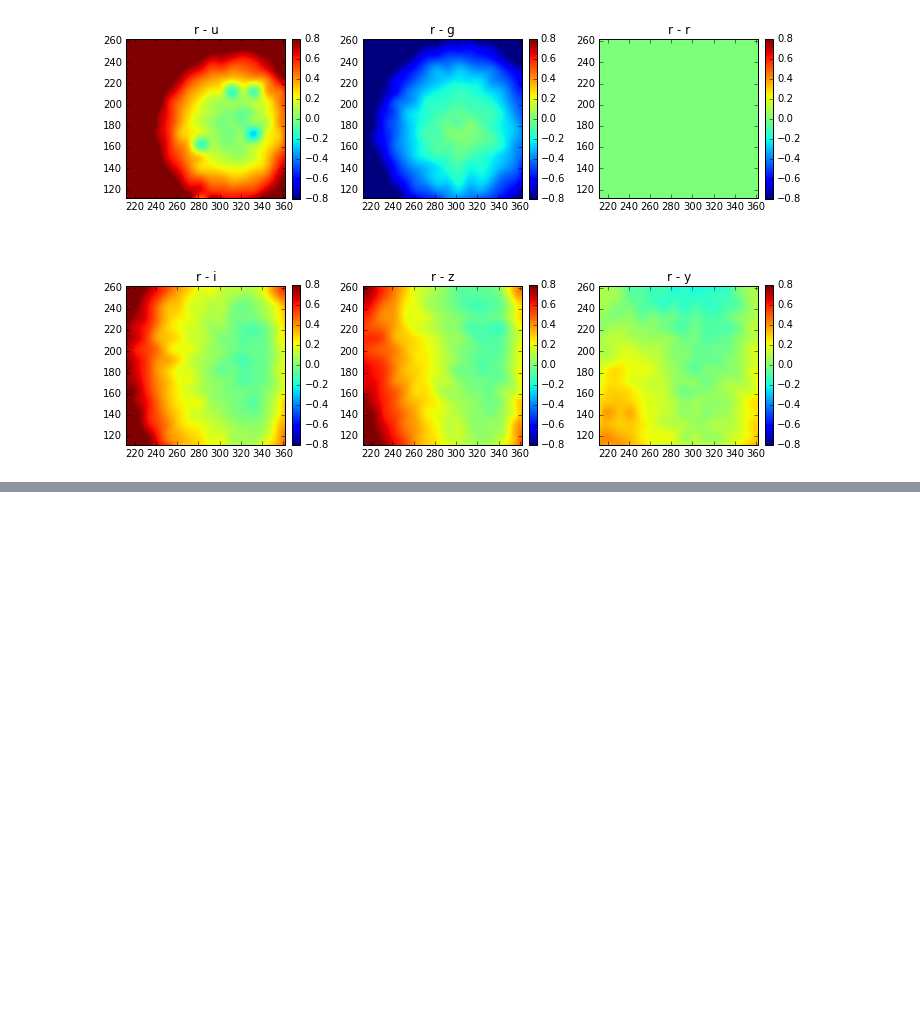
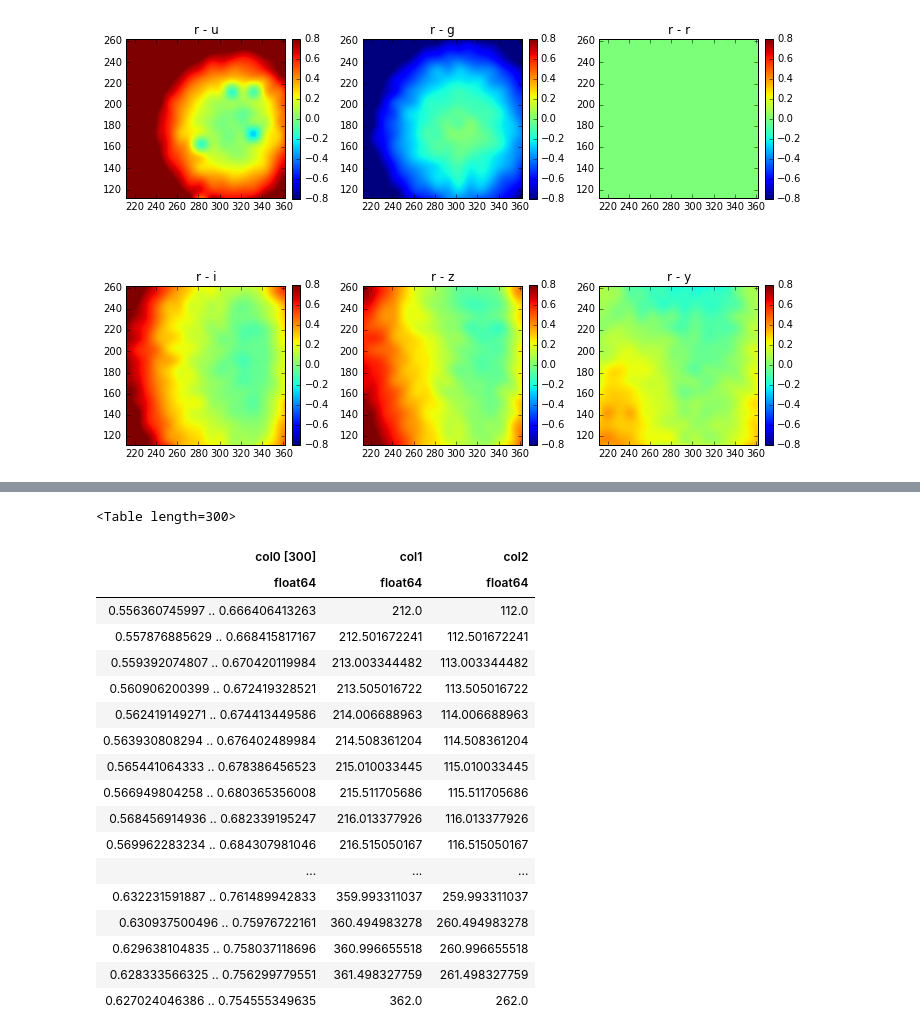
Before and after one commit to lsst-camera-dh/ccob-wb, a Jupyter notebook: notebooks/beam_recons_from_pix.ipynb, the cells around one changed output, grey strips where cells are left out. Cells and saved outputs as stored; diff of their text form; code cells hidden in the pictures; blank space fills up the shorter version.

```diff
--- a/notebooks/beam_recons_from_pix.ipynb
+++ b/notebooks/beam_recons_from_pix.ipynb
@@ -272,0 +282,27 @@ array([[ 0.56522165,  0.56682256,  0.56842274, ...,  0.67728884,
+# %%
+from astropy.table import Table
+my_table=Table([my_beam.beam_image['beam'],
+               my_beam.beam_image['xarr'],
+               my_beam.beam_image['yarr']])
+# %%
+my_table
+# %% [output]
+<Table length=300>
+| col0 [300] | col1 | col2 |
+| float64 | float64 | float64 |
+| 0.556360745997 .. 0.666406413263 | 212.0 | 112.0 |
+| 0.557876885629 .. 0.668415817167 | 212.501672241 | 112.501672241 |
+| 0.559392074807 .. 0.670420119984 | 213.003344482 | 113.003344482 |
+| 0.560906200399 .. 0.672419328521 | 213.505016722 | 113.505016722 |
+| 0.562419149271 .. 0.674413449586 | 214.006688963 | 114.006688963 |
+| 0.563930808294 .. 0.676402489984 | 214.508361204 | 114.508361204 |
+| 0.565441064333 .. 0.678386456523 | 215.010033445 | 115.010033445 |
+| 0.566949804258 .. 0.680365356008 | 215.511705686 | 115.511705686 |
+| 0.568456914936 .. 0.682339195247 | 216.013377926 | 116.013377926 |
+| 0.569962283234 .. 0.684307981046 | 216.515050167 | 116.515050167 |
+| ... | ... | ... |
+| 0.632231591887 .. 0.761489942833 | 359.993311037 | 259.993311037 |
+| 0.630937500496 .. 0.75976722161 | 360.494983278 | 260.494983278 |
+| 0.629638104835 .. 0.758037118696 | 360.996655518 | 260.996655518 |
+| 0.628333566325 .. 0.756299779551 | 361.498327759 | 261.498327759 |
+| 0.627024046386 .. 0.754555349635 | 362.0 | 262.0 |
```
Also changed, not shown: parts of 21 cells of this notebook, 4 other files.
